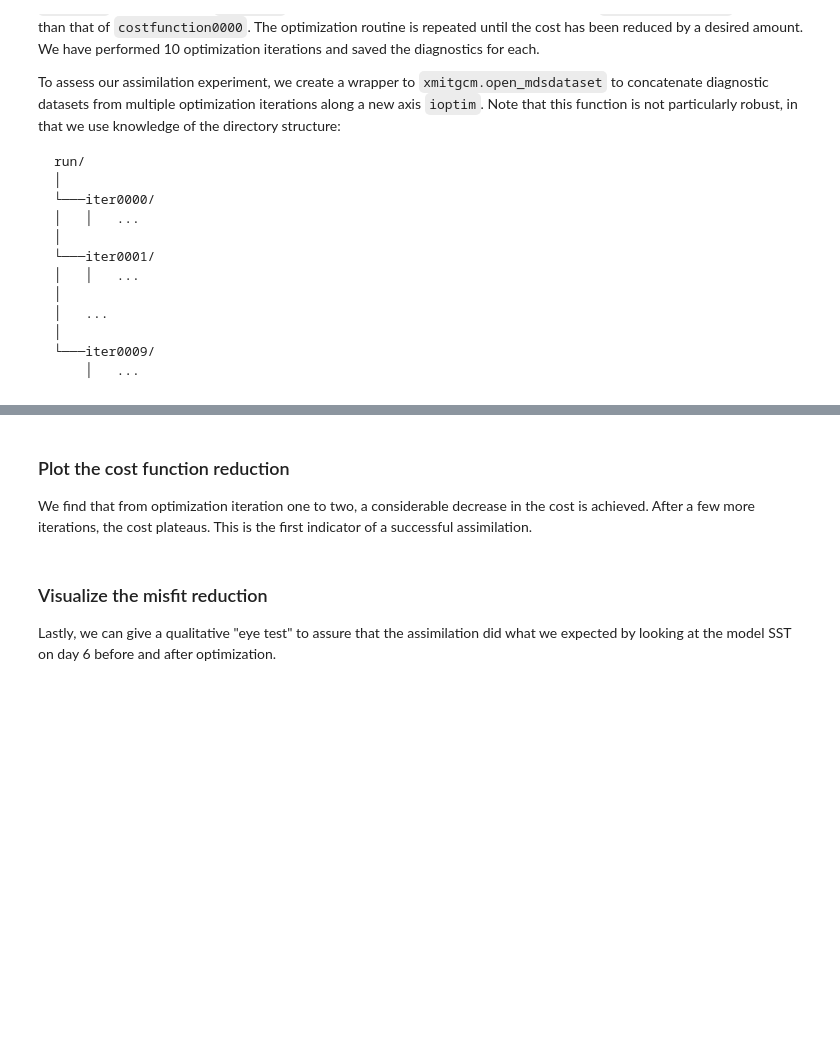
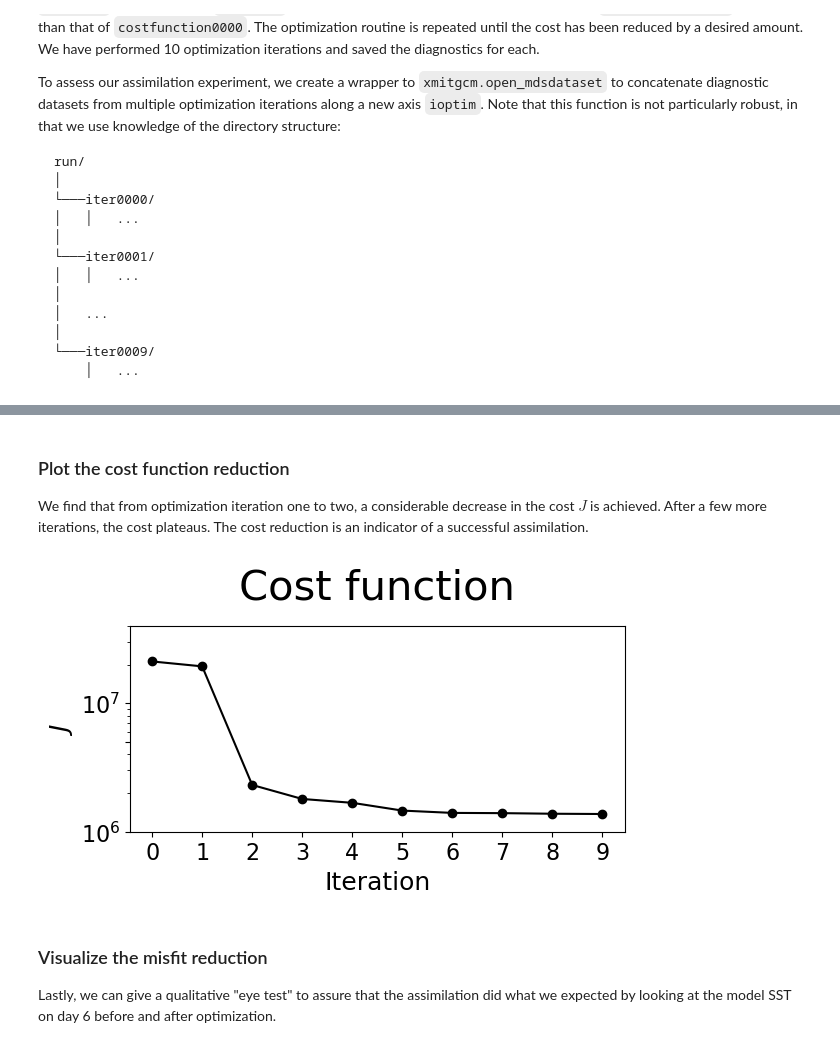
Before and after one commit to ECCO-Hackweek/ecco-2024, a Jupyter notebook: book/tutorials/mitgcm_assim/labsea_assim_tutorial.ipynb, the cells around one changed output, grey strips where cells are left out. Drawn from its saved outputs; the diff is of its cells as text; code cells hidden in the pictures; blank space fills up the shorter version.

```diff
--- a/book/tutorials/mitgcm_assim/labsea_assim_tutorial.ipynb
+++ b/book/tutorials/mitgcm_assim/labsea_assim_tutorial.ipynb
@@ -361,27 +369,31 @@ print(f'diagnostics from {nopts} optimization iterations loaded')
 # %% [markdown]
 ### Plot the cost function reduction
-We find that from optimization iteration one to two, a considerable decrease in the cost is achieved. After a few more iterations, the cost plateaus. This is the first indicator of a successful assimilation.
+We find that from optimization iteration one to two, a considerable decrease in the cost $J$ is achieved. After a few more iterations, the cost plateaus. The cost reduction is an indicator of a successful assimilation.
 # %%
 costs = []
 for ioptim in range(nopts):
     run_dir_i = f'{run_dir}/iter{ioptim:04d}'
     costfunction_filename = f'{run_dir_i}/costfunction{ioptim:04d}'
     field_name = 'fc'
     costs.append(grep_cost(run_dir_i, ioptim=ioptim))
 
 fig, ax = plt.subplots()
 x = np.arange(nopts)
 ax.plot(x, costs, 'k')#, alpha=.5)
 ax.scatter(x, costs, c='k')#, alpha=.5)
 ax.set_title(r'Cost function', fontsize=30, pad=20)
 ax.set_ylabel(r'$J$', fontsize=18)
 ax.set_xlabel('Iteration', fontsize=18)
 ax.semilogy()
 yticks = [1e7, 5e6, 1e6, 5e5]
 ax.set_yticks(yticks)
 ax.set_xticks(np.arange(nopts))
 ax.set_ylim(1e6, 4e7)
 ax.tick_params(axis='both', labelsize=16)
+fig.tight_layout()
+fig.set_size_inches(6, 3)
+# %% [output]
+[figure, added]
 # %% [markdown]
 ### Visualize the misfit reduction
 Lastly, we can give a qualitative "eye test" to assure that the assimilation did what we expected by looking at the model SST on day 6 before and after optimization.
```
Also changed, not shown: parts of 11 cells of this notebook, 1 other file.
